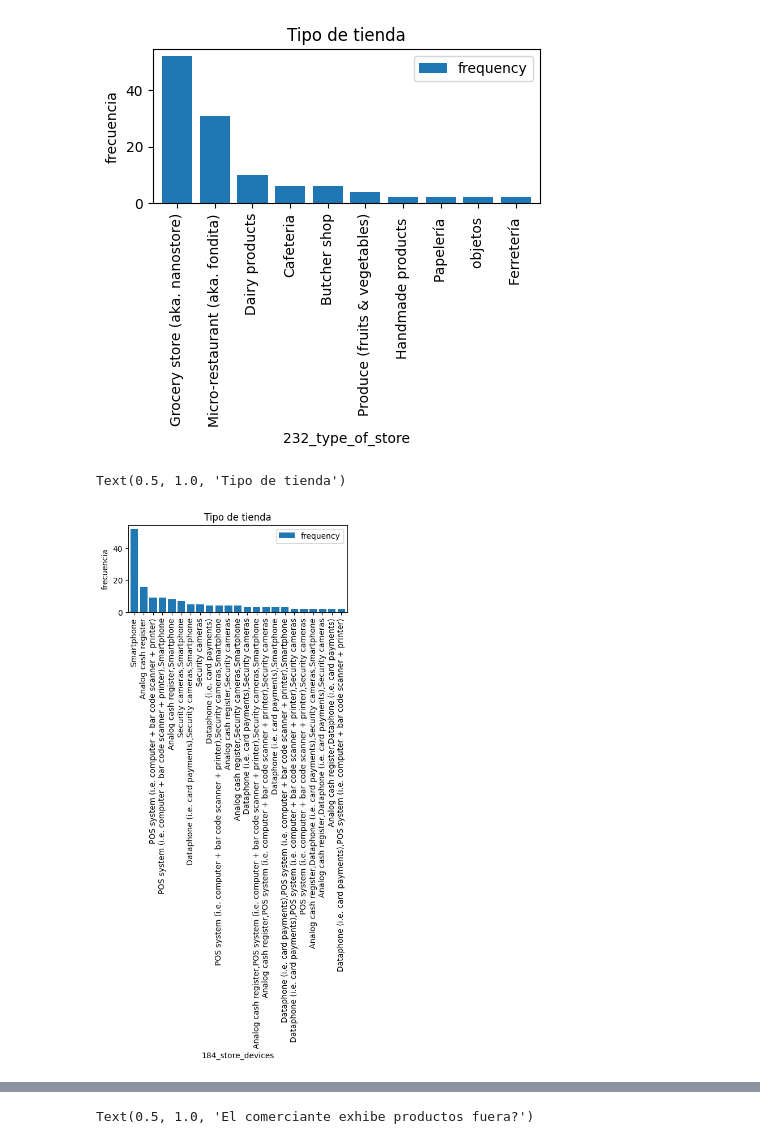
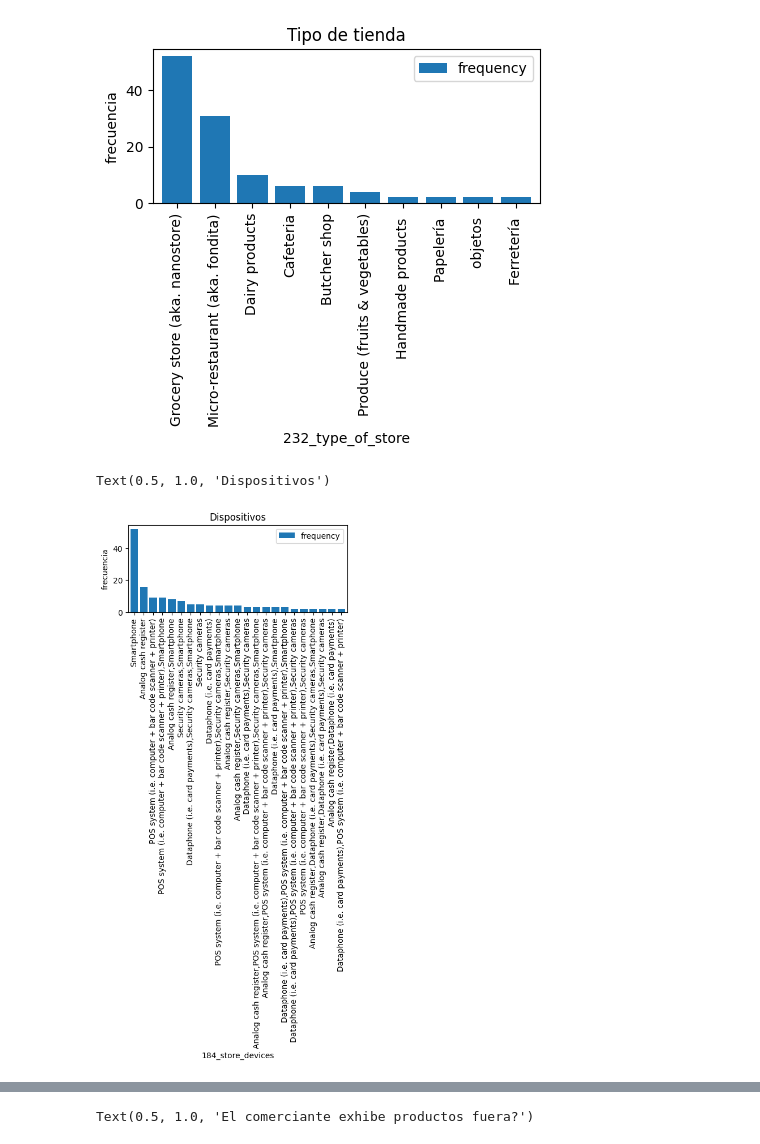
Before and after one commit to Josemm17/Actividad-5-Extracci-n-de-caracter-sticas, a Jupyter notebook: Actividad_5_(Extracción_de_Características).ipynb, the cells around one changed output, grey strips where cells are left out. Cells and saved outputs as stored; diff of their text form; code cells hidden in the pictures.

```diff
--- a/Actividad_5_(Extracción_de_Características).ipynb
+++ b/Actividad_5_(Extracción_de_Características).ipynb
@@ -214,14 +229,14 @@ plt.title("Tipo de tienda")
 Text(0.5, 1.0, 'Tipo de tienda')
 [figure]
 # %%
-table2=freq_tbl(df["184_store_devices"])
+table2=freq_tbl(df_completo["184_store_devices"])
 filtro2=table2[table2["frequency"]>1]
 filtro2_index=filtro2.set_index("184_store_devices")
 filtro2_index_freq=filtro2_index.drop(["percentage", "cumulative_perc"], axis=1)
 filtro2_index_freq.plot(kind="bar", width=.8, figsize=(5,2))
 plt.ylabel("frecuencia")
 plt.title("Dispositivos")
 # %% [output]
-Text(0.5, 1.0, 'Tipo de tienda')
+Text(0.5, 1.0, 'Dispositivos')
-[figure, old version]
+[figure, new version]
 # %%
```
Also changed, not shown: parts of 21 cells of this notebook.
